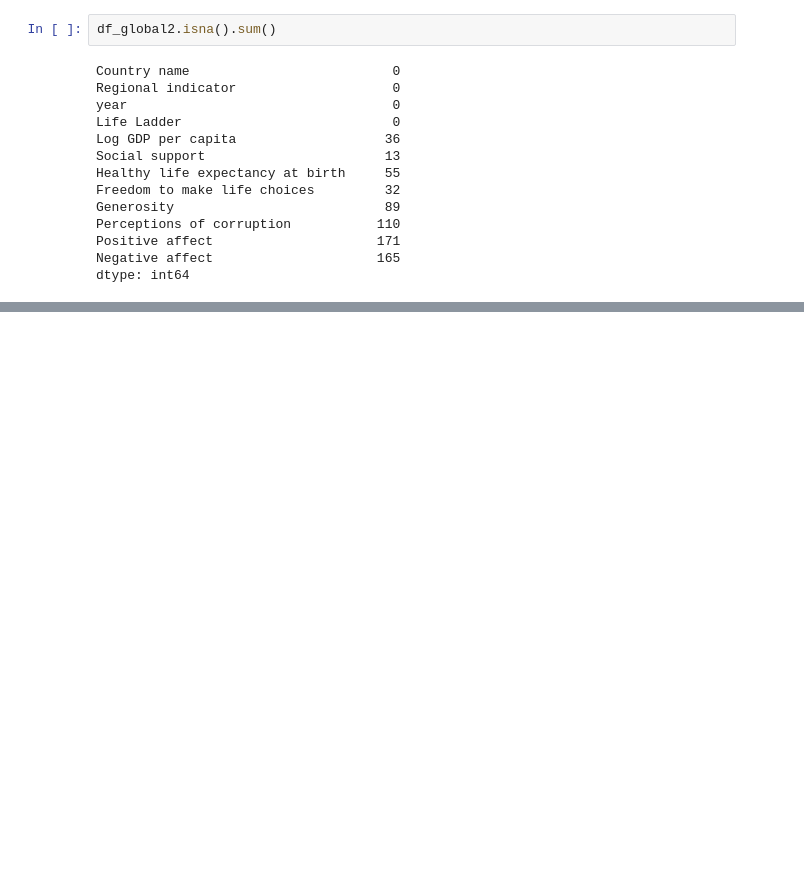
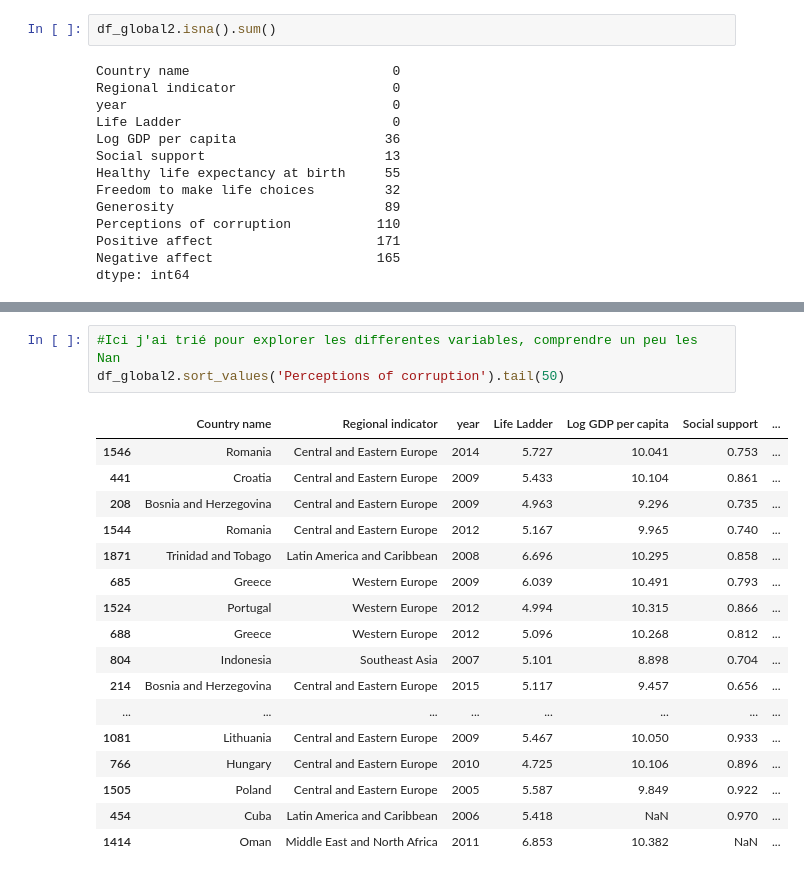
Before and after one commit to SkylerAuraArena/happinessmeter, a Jupyter notebook: notebooks/Victor Pre_processing.ipynb, the cells around one changed output, grey strips where cells are left out. Drawn from its saved outputs; the diff is of its cells as text; blank space fills up the shorter version.

```diff
--- a/notebooks/Victor Pre_processing.ipynb
+++ b/notebooks/Victor Pre_processing.ipynb
@@ -192,0 +215,21 @@ dtype: int64
+# %%
+#Ici j'ai trié pour explorer les differentes variables, comprendre un peu les Nan
+df_global2.sort_values('Perceptions of corruption').tail(50)
+# %% [output]
+|  | Country name | Regional indicator | year | Life Ladder | Log GDP per capita | Social support | ... |
+| 1546 | Romania | Central and Eastern Europe | 2014 | 5.727 | 10.041 | 0.753 | ... |
+| 441 | Croatia | Central and Eastern Europe | 2009 | 5.433 | 10.104 | 0.861 | ... |
+| 208 | Bosnia and Herzegovina | Central and Eastern Europe | 2009 | 4.963 | 9.296 | 0.735 | ... |
+| 1544 | Romania | Central and Eastern Europe | 2012 | 5.167 | 9.965 | 0.740 | ... |
+| 1871 | Trinidad and Tobago | Latin America and Caribbean | 2008 | 6.696 | 10.295 | 0.858 | ... |
+| 685 | Greece | Western Europe | 2009 | 6.039 | 10.491 | 0.793 | ... |
+| 1524 | Portugal | Western Europe | 2012 | 4.994 | 10.315 | 0.866 | ... |
+| 688 | Greece | Western Europe | 2012 | 5.096 | 10.268 | 0.812 | ... |
+| 804 | Indonesia | Southeast Asia | 2007 | 5.101 | 8.898 | 0.704 | ... |
+| 214 | Bosnia and Herzegovina | Central and Eastern Europe | 2015 | 5.117 | 9.457 | 0.656 | ... |
+| ... | ... | ... | ... | ... | ... | ... | ... |
+| 1081 | Lithuania | Central and Eastern Europe | 2009 | 5.467 | 10.050 | 0.933 | ... |
+| 766 | Hungary | Central and Eastern Europe | 2010 | 4.725 | 10.106 | 0.896 | ... |
+| 1505 | Poland | Central and Eastern Europe | 2005 | 5.587 | 9.849 | 0.922 | ... |
+| 454 | Cuba | Latin America and Caribbean | 2006 | 5.418 | NaN | 0.970 | ... |
+| 1414 | Oman | Middle East and North Africa | 2011 | 6.853 | 10.382 | NaN | ... |
```
Also changed, not shown: parts of 13 cells of this notebook.
